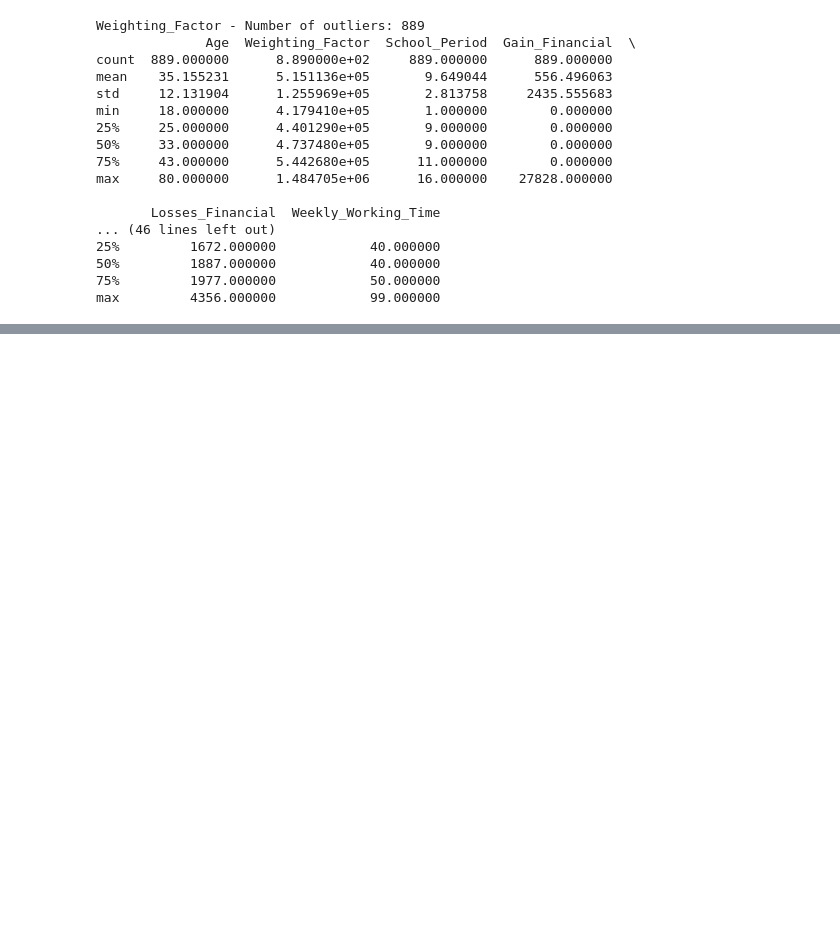
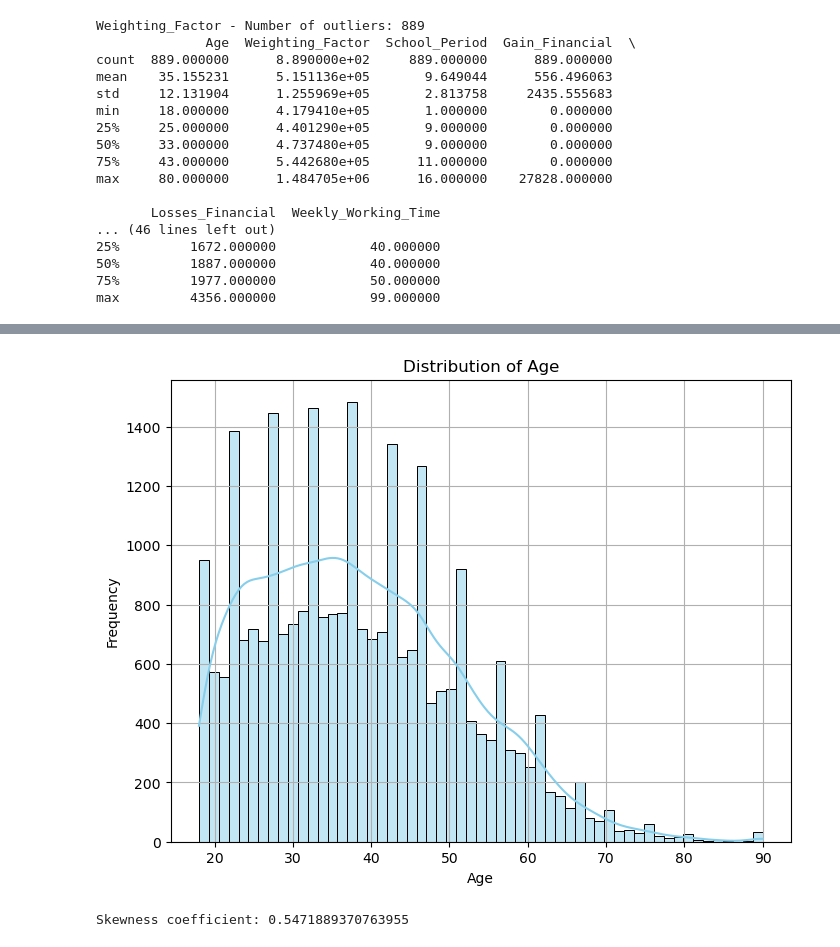
Before and after one commit to Inupa6677/Income-prediction-using-adult-data, a Jupyter notebook: ML Coursework 2024.ipynb, the cells around one changed output, grey strips where cells are left out. Saved outputs shown, nothing was run; the diff lists cells and outputs as text; code cells hidden in the pictures; blank space fills up the shorter version.

```diff
--- a/ML Coursework 2024.ipynb
+++ b/ML Coursework 2024.ipynb
@@ -726,0 +746,15 @@ See the caveats in the documentation: https://pandas.pydata.org/pandas-docs/stab
+# %%
+plt.figure(figsize=(8, 6))
+sns.histplot(age_data, color='skyblue', kde=True)
+plt.title('Distribution of Age')
+plt.xlabel('Age')
+plt.ylabel('Frequency')
+plt.grid(True)
+plt.show()
+
+# Calculate skewness coefficient
+skewness = age_data.skew()
+print("Skewness coefficient:", skewness)
+# %% [output]
+[figure, added]
+Skewness coefficient: 0.5471889370763955
```
Also changed, not shown: parts of 28 cells of this notebook.
